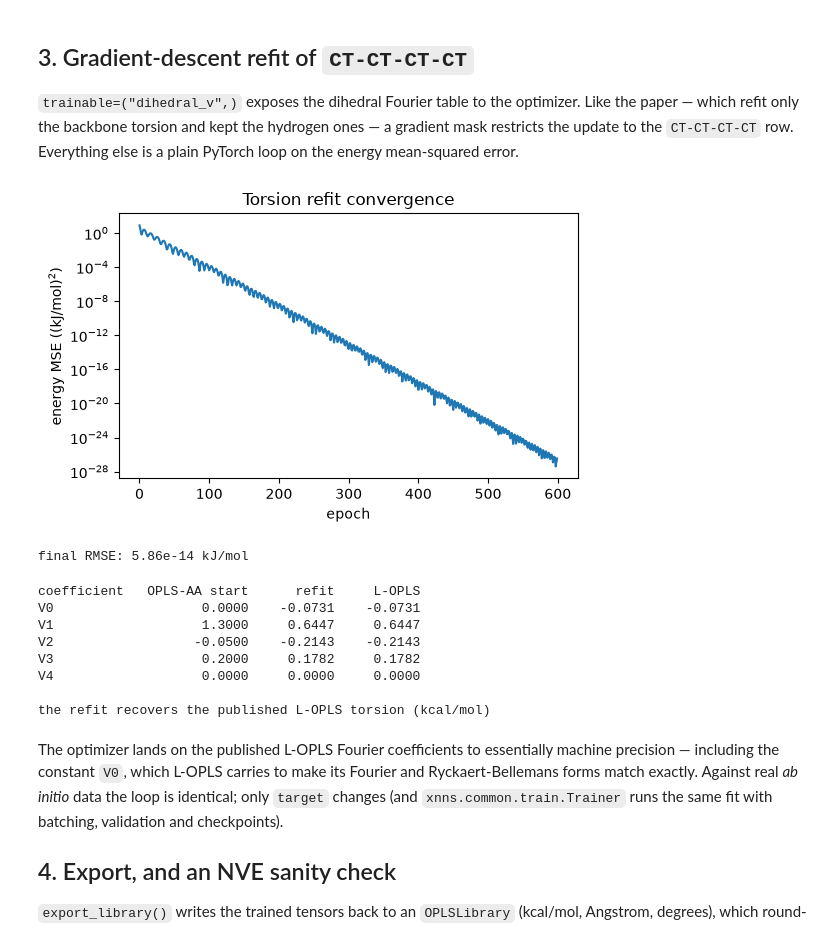
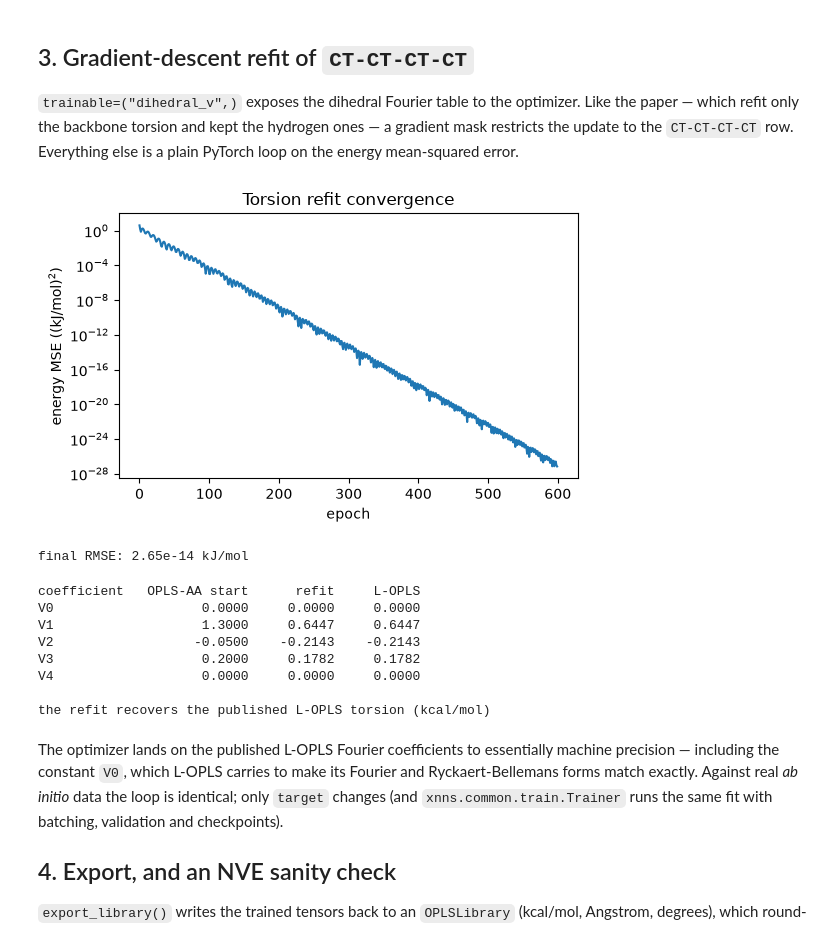
Before and after one commit to molssi-ai/xnn, a Jupyter notebook: examples/ffnn/opls/opls_lopls_torsion_refit.ipynb, the cells around one changed output. Cells and saved outputs as stored; diff of their text form; code cells hidden in the pictures.

```diff
--- a/examples/ffnn/opls/opls_lopls_torsion_refit.ipynb
+++ b/examples/ffnn/opls/opls_lopls_torsion_refit.ipynb
@@ -85,12 +88,13 @@ def ideal_alkane(n, seed=42):
 
 
 pos0, z, bonds, hb = ideal_alkane(6)
-types_aa = ["opls_135" if i in (0, 5) else "opls_136" for i in range(6)] + \
-           ["opls_140"] * len(hb)
-types_lo = ["lopls_CT_CH3" if i in (0, 5) else "lopls_CT_CH2" for i in range(6)] + \
-           ["lopls_HC_CH3" if b in (0, 5) else "lopls_HC_CH2" for b in hb]
-top = MolecularTopology.from_bonds(types_aa, bonds)
-top_lo = MolecularTopology.from_bonds(types_lo, bonds)
+# atom types come from each library's SMARTS templates; the topology is the
+# same (derived from the bonds), only the type names differ
+top = OPLS.from_atoms((pos0, z), "oplsaa", bonds=bonds).topology
+top_lo = OPLS.from_atoms((pos0, z), "lopls", bonds=bonds).topology
+print("OPLS-AA types:", sorted(set(top.types)))
+print("L-OPLS types: ", sorted(set(top_lo.types)))
+KEY = "opls_18-opls_18-opls_18-opls_18"    # the alkane C-C-C-C torsion
 # the fragment rotated by the dihedral driver: everything past the C2-C3 bond
 frag = [4, 5] + [6 + k for k in range(len(hb)) if hb[k] >= 3]
 print(f"hexane: {len(top.dihedrals)} dihedrals, {len(top.pairs14)} 1,4 pairs")
@@ -155,8 +161,7 @@ of the central dihedral every 15° plus Gaussian jitter, the same kind of
 coverage an *ab initio* scan provides.
 # %%
 ref_lib = builtin_library("oplsaa")
-ref_lib.dihedral_types["CT-CT-CT-CT"] = \
-    dict(builtin_library("lopls").dihedral_types["CT-CT-CT-CT"])
+ref_lib.dihedral_types[KEY] = dict(builtin_library("lopls").dihedral_types[KEY])
 reference = OPLS(ref_lib, top, cutoff=30.0)
 
 # relaxed OPLS-AA hexane as the base geometry
@@ -190,45 +195,47 @@ the hydrogen ones — a gradient mask restricts the update to the
 mean-squared error.
 # %%
 model = OPLS("oplsaa", top, cutoff=30.0, trainable=("dihedral_v",))
-row = model.ff.dihedral_keys.index("CT-CT-CT-CT")
+row = model.ff.dihedral_keys.index(KEY)
 mask = torch.zeros_like(model.ff.params["dihedral_v"])
 mask[row] = 1.0
 model.ff.params["dihedral_v"].register_hook(lambda g: g * mask)
 
 opt = torch.optim.Adam([model.ff.params["dihedral_v"]], lr=2e-3)
 losses = []
 for epoch in range(600):
     opt.zero_grad()
     loss = (model(batch)["energy"] - target).pow(2).mean()
     loss.backward()
     opt.step()
     losses.append(float(loss))
 
 fig, ax = plt.subplots(figsize=(5.6, 3.6))
 ax.semilogy(np.array(losses) * EV_TO_KJ ** 2)
 ax.set_xlabel("epoch")
 ax.set_ylabel("energy MSE ((kJ/mol)$^2$)")
 ax.set_title("Torsion refit convergence")
 fig.tight_layout()
 fig.savefig("opls_refit_loss.png", dpi=150)
 plt.show()
 print(f"final RMSE: {math.sqrt(losses[-1]) * EV_TO_KJ:.2e} kJ/mol")
 # %% [output]
-[figure, old version]
+[figure, new version]
-final RMSE: 5.86e-14 kJ/mol
+final RMSE: 2.65e-14 kJ/mol
 # %%
 learned = (model.ff.params["dihedral_v"][row] / KCAL_TO_EV).detach()
-lopls_v = builtin_library("lopls").dihedral_types["CT-CT-CT-CT"]["v"]
-start_v = builtin_library("oplsaa").dihedral_types["CT-CT-CT-CT"]["v"]
+lopls_v = builtin_library("lopls").dihedral_types[KEY]["v"]
+start_v = builtin_library("oplsaa").dihedral_types[KEY]["v"]
 print(f"{'coefficient':<12} {'OPLS-AA start':>14} {'refit':>10} {'L-OPLS':>10}")
 for k in range(5):
     print(f"V{k:<11} {start_v[k]:>14.4f} {float(learned[k]):>10.4f} "
           f"{lopls_v[k]:>10.4f}")
-assert max(abs(float(learned[k]) - lopls_v[k]) for k in range(5)) < 1e-3
+# V1..V4 are the physical coefficients; the constant V0 of the published RB
+# form has no column in the .frc torsion form and is not in the reference
+assert max(abs(float(learned[k]) - lopls_v[k]) for k in range(1, 5)) < 1e-3
 print("\nthe refit recovers the published L-OPLS torsion (kcal/mol)")
 # %% [output]
 coefficient   OPLS-AA start      refit     L-OPLS
-V0                   0.0000    -0.0731    -0.0731
+V0                   0.0000     0.0000     0.0000
 V1                   1.3000     0.6447     0.6447
 V2                  -0.0500    -0.2143    -0.2143
 V3                   0.2000     0.1782     0.1782
```
Also changed, not shown: parts of 5 cells of this notebook, 5 other files.
